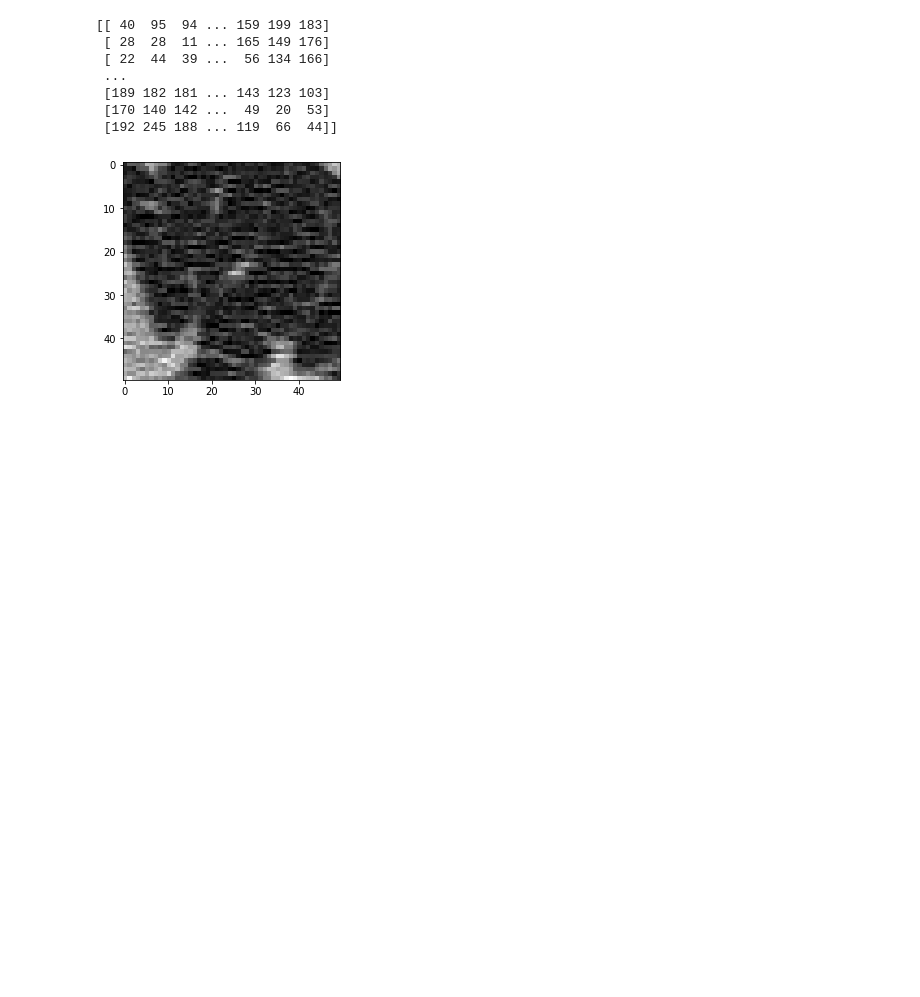
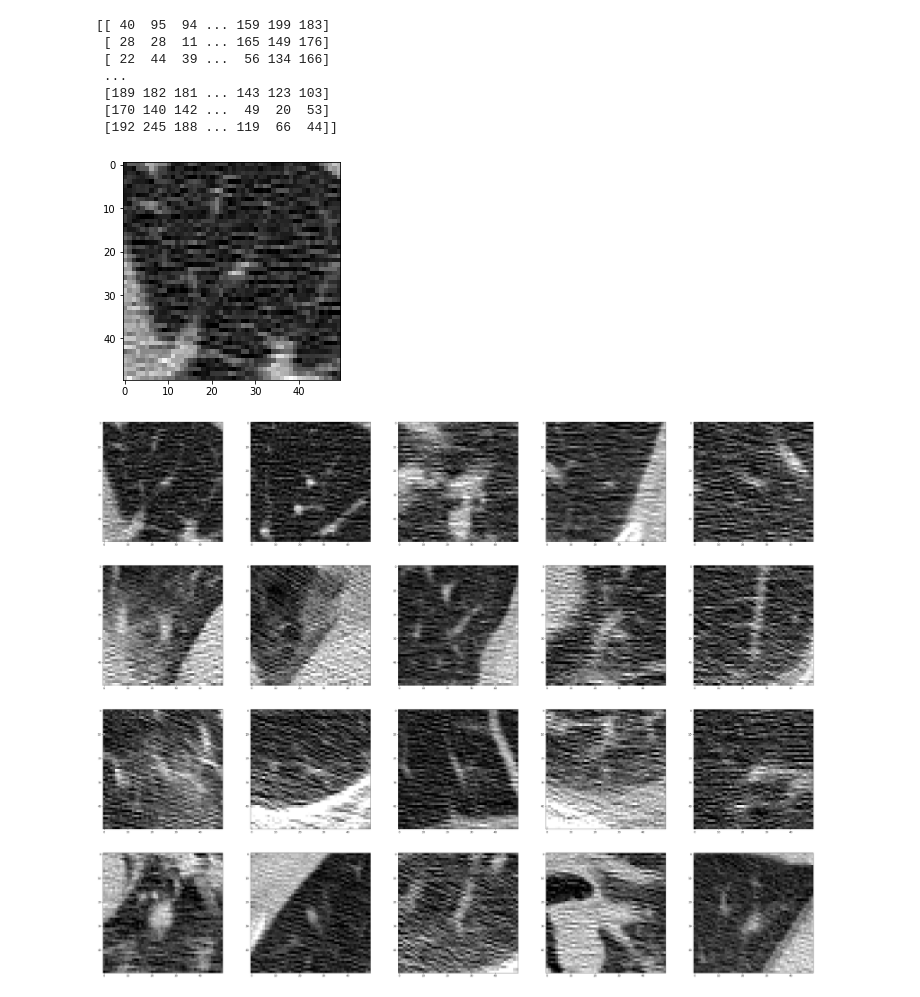
Before and after one commit to db-lk-wmii-2017/lung-cancer-detection, a Jupyter notebook: crop_node.ipynb, the cells around one changed output. Saved outputs shown, nothing was run; the diff lists cells and outputs as text; code cells hidden in the pictures; blank space fills up the shorter version.

Commit message:
extract features

```diff
--- a/crop_node.ipynb
+++ b/crop_node.ipynb
@@ -127,3 +128,28 @@ crop_test()
  [170 140 142 ...  49  20  53]
  [192 245 188 ... 119  66  44]]
 [figure]
+# %%
+def extract_features():
+    test_file_name = list(filter(lambda x: x.endswith(".mhd"), os.listdir(SAMPLE_DATA_PATH)))[0];
+
+    scan, spacing, origin = load_scan(test_file_name)
+    converter = create_coords_converter(origin, spacing)
+
+    suspicious_places = nodes_df[nodes_df["seriesuid"] == test_file_name[:-4]][:20]
+    size = len(suspicious_places)
+    fig = plt.figure(figsize=(50, 50))
+
+    for i, row in suspicious_places.iterrows():
+        coords = get_coords_from_node_row(row)
+
+        subimage = crop_subimage(scan, converter, coords)
+        subimage = normalize_image(subimage)
+
+        subplot = fig.add_subplot(size / 5 + 1, 5, i + 1)
+        subplot.imshow(subimage, cmap='gray')
+
+    plt.show()
+
+extract_features()
+# %% [output]
+[figure, added]
```
Also changed, not shown: parts of 4 cells of this notebook.
